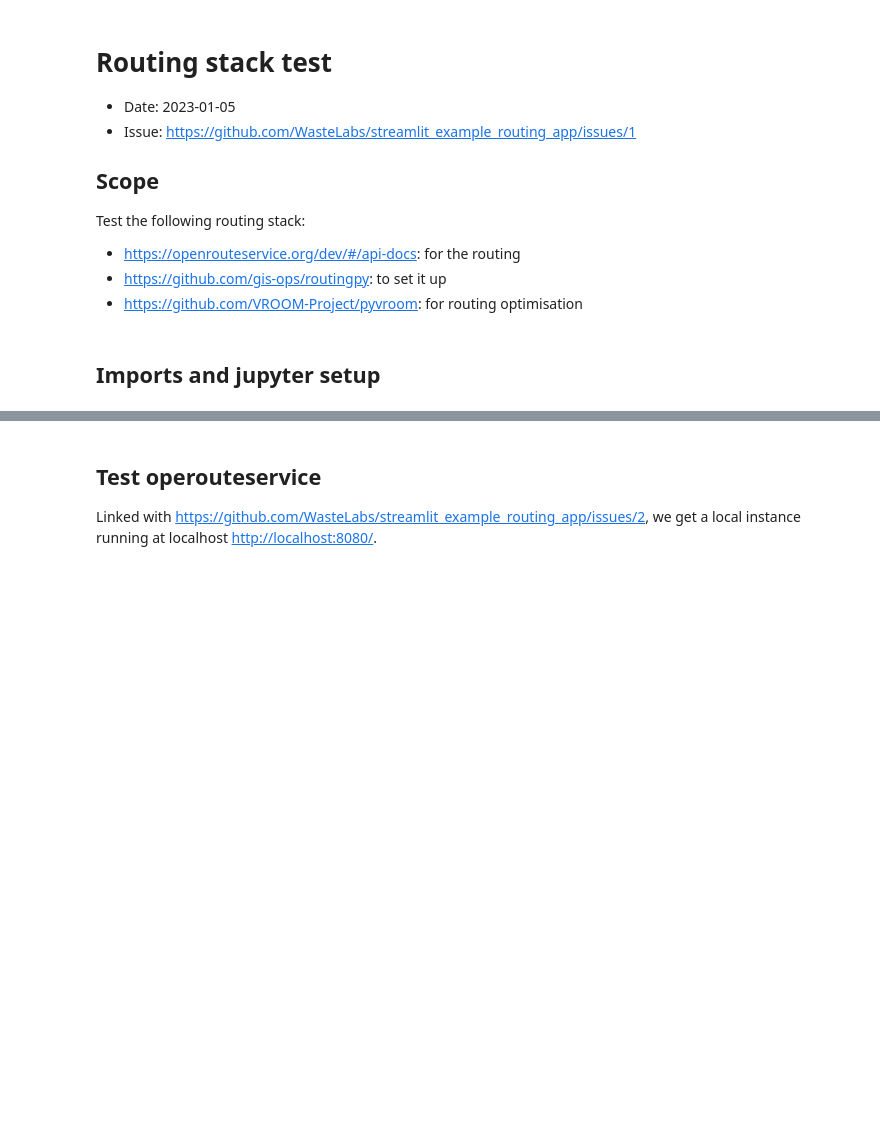
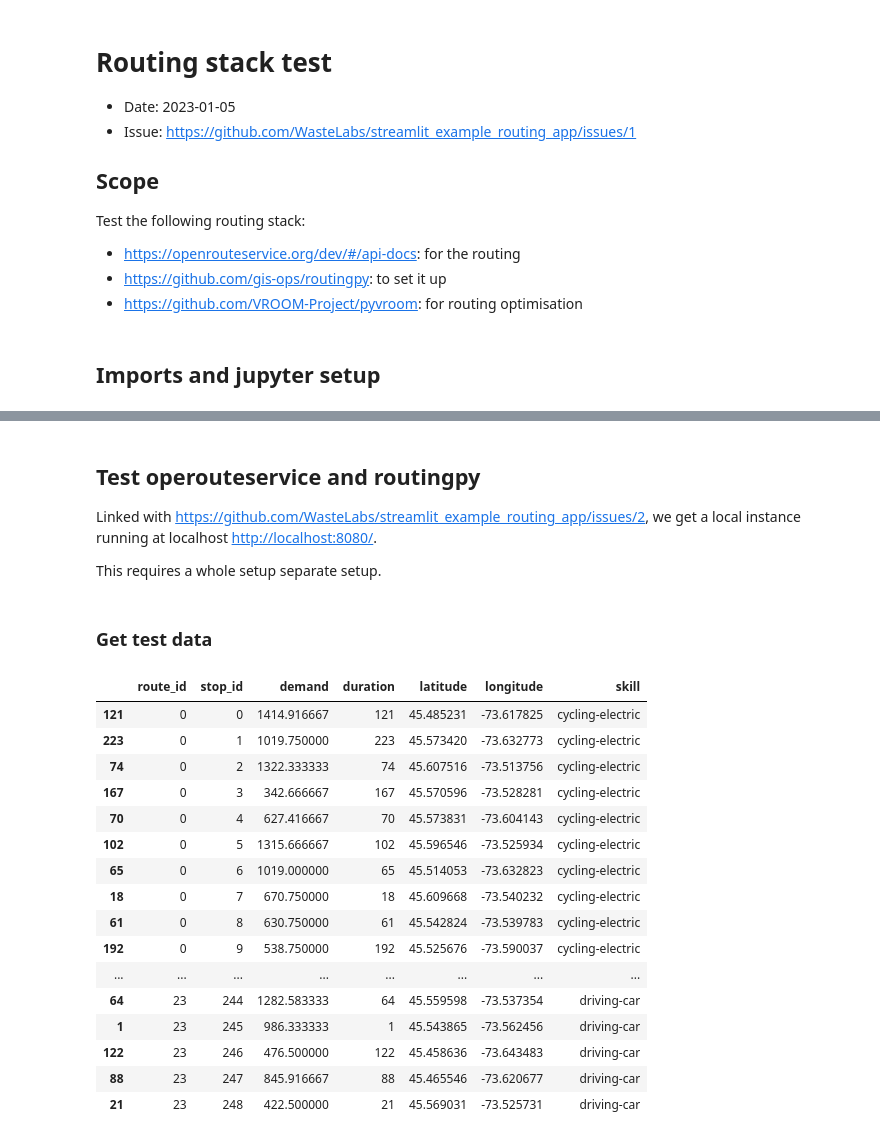
Before and after one commit to WasteLabs/streamlit_example_routing_app, a Jupyter notebook: notebooks/00_ejwillemse_20230105_routing_stack_test.ipynb, the cells around one changed output, grey strips where cells are left out. Drawn from its saved outputs; the diff is of its cells as text; code cells hidden in the pictures; blank space fills up the shorter version.

Commit message:
chore: :monocle_face: first test with osr success

```diff
--- a/notebooks/00_ejwillemse_20230105_routing_stack_test.ipynb
+++ b/notebooks/00_ejwillemse_20230105_routing_stack_test.ipynb
@@ -61,4 +58,65 @@ The autoreload extension is already loaded. To reload it, use:
 # %% [markdown]
-## Test operouteservice
+## Test operouteservice and routingpy
 
 Linked with <https://github.com/WasteLabs/streamlit_example_routing_app/issues/2>, we get a local instance running at localhost <http://localhost:8080/>.
+
+This requires a whole setup separate setup.
+# %% [markdown]
+### Get test data
+# %%
+import plotly.express as px
+
+
+def load_transform_data():
+    """Load data and do some basic transformation. The `st.experimental_singleton`
+    decorator prevents the data from being continously reloaded.
+    """
+    RENAME_COLUMNS = {
+        "car_hours": "demand",
+        "centroid_lat": "latitude",
+        "centroid_lon": "longitude",
+    }
+    COLUMN_ORDER = [
+        "route_id",
+        "stop_id",
+        "demand",
+        "duration",
+        "latitude",
+        "longitude",
+    ]
+    data = px.data.carshare()
+    data = (
+        data.assign(
+            route_id=data["peak_hour"],
+            duration=data.index,
+        )
+        .sort_values(["route_id"])
+        .assign(stop_id=np.arange(0, data.shape[0]))
+        .rename(columns=RENAME_COLUMNS)
+    )[COLUMN_ORDER]
+    skill_mapping = {"cycling-electric": range(0, 10), "driving-car": range(10, data.shape[0])}
+    for skill in skill_mapping:
+        data.loc[data["route_id"].isin(skill_mapping[skill]), "skill"] = skill
+
+    return data
+# %%
+stop_data = load_transform_data()
+stop_data
+# %% [output]
+|  | route_id | stop_id | demand | duration | latitude | longitude | skill |
+| 121 | 0 | 0 | 1414.916667 | 121 | 45.485231 | -73.617825 | cycling-electric |
+| 223 | 0 | 1 | 1019.750000 | 223 | 45.573420 | -73.632773 | cycling-electric |
+| 74 | 0 | 2 | 1322.333333 | 74 | 45.607516 | -73.513756 | cycling-electric |
+| 167 | 0 | 3 | 342.666667 | 167 | 45.570596 | -73.528281 | cycling-electric |
+| 70 | 0 | 4 | 627.416667 | 70 | 45.573831 | -73.604143 | cycling-electric |
+| 102 | 0 | 5 | 1315.666667 | 102 | 45.596546 | -73.525934 | cycling-electric |
+| 65 | 0 | 6 | 1019.000000 | 65 | 45.514053 | -73.632823 | cycling-electric |
+| 18 | 0 | 7 | 670.750000 | 18 | 45.609668 | -73.540232 | cycling-electric |
+| 61 | 0 | 8 | 630.750000 | 61 | 45.542824 | -73.539783 | cycling-electric |
+| 192 | 0 | 9 | 538.750000 | 192 | 45.525676 | -73.590037 | cycling-electric |
+| ... | ... | ... | ... | ... | ... | ... | ... |
+| 64 | 23 | 244 | 1282.583333 | 64 | 45.559598 | -73.537354 | driving-car |
+| 1 | 23 | 245 | 986.333333 | 1 | 45.543865 | -73.562456 | driving-car |
+| 122 | 23 | 246 | 476.500000 | 122 | 45.458636 | -73.643483 | driving-car |
+| 88 | 23 | 247 | 845.916667 | 88 | 45.465546 | -73.620677 | driving-car |
+| 21 | 23 | 248 | 422.500000 | 21 | 45.569031 | -73.525731 | driving-car |
```
Also changed, not shown: parts of 4 cells of this notebook, 1 other file.
